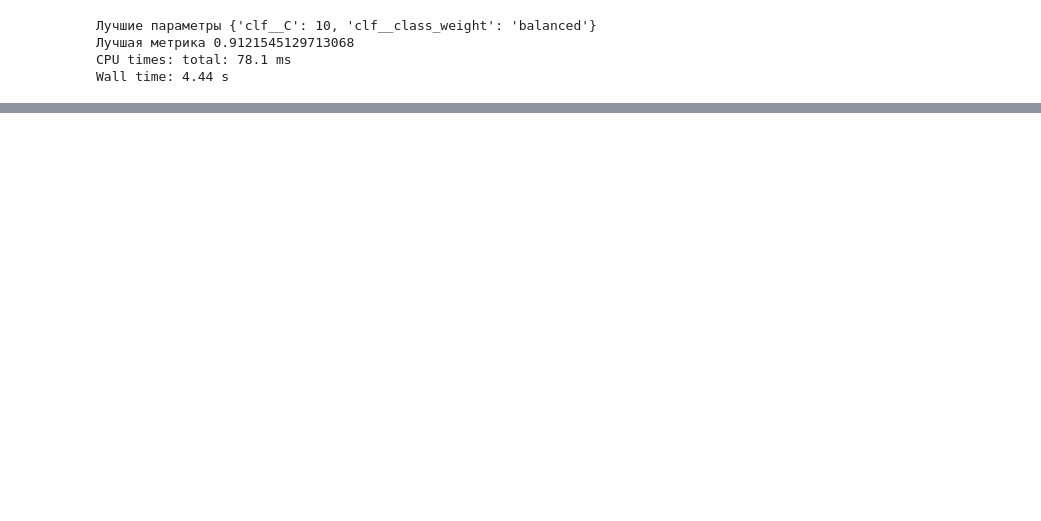
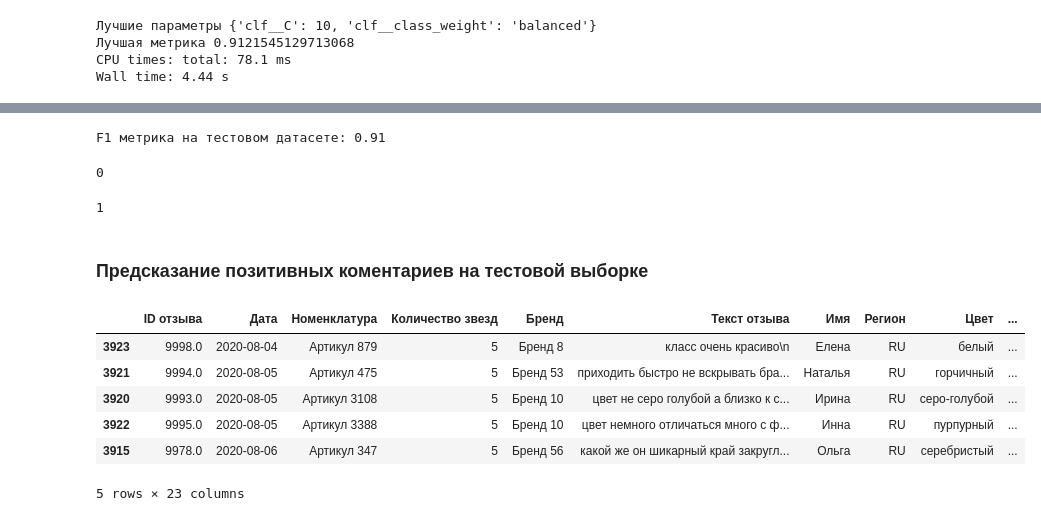
Before and after one commit to ngribin/NLP, a Jupyter notebook: Deeray_test.ipynb, the cells around one changed output, grey strips where cells are left out. Drawn from its saved outputs; the diff is of its cells as text; code cells hidden in the pictures; blank space fills up the shorter version.

```diff
--- a/Deeray_test.ipynb
+++ b/Deeray_test.ipynb
@@ -807,0 +750,58 @@ show_wordcloud(data["Текст отзыва"])
+# %%
+y_pred = lr_m.predict(X_test)
+f1_score = f1_score(y_test, y_pred)
+
+print('F1 метрика на тестовом датасете: {:.2f}'.format(f1_score))
+# %% [output]
+F1 метрика на тестовом датасете: 0.91
+# %%
+# негативный коментарий
+comment = "Это плохая пряжа и очень дорогая"
+
+data_test = pd.DataFrame({'comment_text': [comment]})
+
+
+X = count_tf_idf.transform(data_test['comment_text'])
+
+# make a prediction for the comment
+pred = lr_m.predict(X)
+
+# получили значение 0, что совподает с негативным окрасом
+print(pred[0])
+# %% [output]
+0
+# %%
+# позитивный коментарий
+comment_pos = "Все супер набор хороший"
+data_test = pd.DataFrame({'comment_text': [comment_pos]})
+
+
+X = count_tf_idf.transform(data_test['comment_text'])
+
+# делаем предикт коментария
+pred = lr_m.predict(X)
+
+# получили значение 1, что совподает с текстом
+print(pred[0])
+# %% [output]
+1
+# %% [markdown]
+### Предсказание позитивных коментариев на тестовой выборке
+# %%
+probabilities_test = lr_m.predict_proba(X_test)
+#probabilities_one_test = probabilities_test[:, 1]
+
+# нахожу индексы клиетов кто выше порога и вероятность того, что коментарии позитивный
+positiv_indices = np.where(probabilities_test[:, 1] > 0.7)
+
+positiv_indices = data.iloc[churn_indices]
+# %%
+positiv_indices.head(5)
+# %% [output]
+|  | ID отзыва | Дата | Номенклатура | Количество звезд | Бренд | Текст отзыва | Имя | Регион | Цвет | ... |
+| 3923 | 9998.0 | 2020-08-04 | Артикул 879 | 5 | Бренд 8 | класс очень красиво\n | Елена | RU | белый | ... |
+| 3921 | 9994.0 | 2020-08-05 | Артикул 475 | 5 | Бренд 53 | приходить быстро не вскрывать бра... | Наталья | RU | горчичный | ... |
+| 3920 | 9993.0 | 2020-08-05 | Артикул 3108 | 5 | Бренд 10 | цвет не серо голубой а близко к с... | Ирина | RU | серо-голубой | ... |
+| 3922 | 9995.0 | 2020-08-05 | Артикул 3388 | 5 | Бренд 10 | цвет немного отличаться много с ф... | Инна | RU | пурпурный | ... |
+| 3915 | 9978.0 | 2020-08-06 | Артикул 347 | 5 | Бренд 56 | какой же он шикарный край закругл... | Ольга | RU | серебристый | ... |
+5 rows × 23 columns
```
Also changed, not shown: parts of 39 cells of this notebook.
